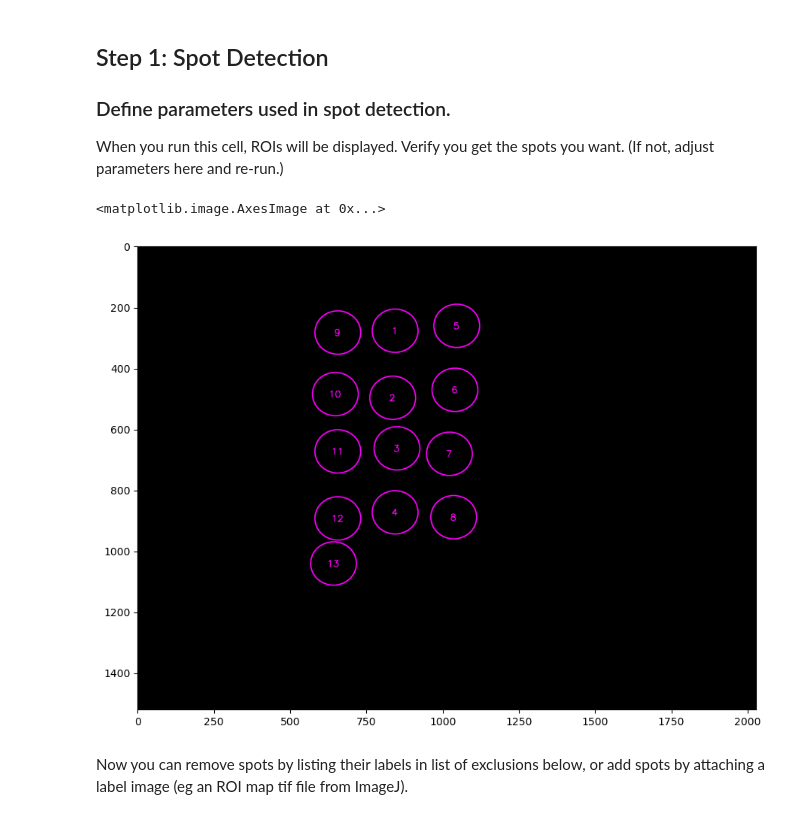
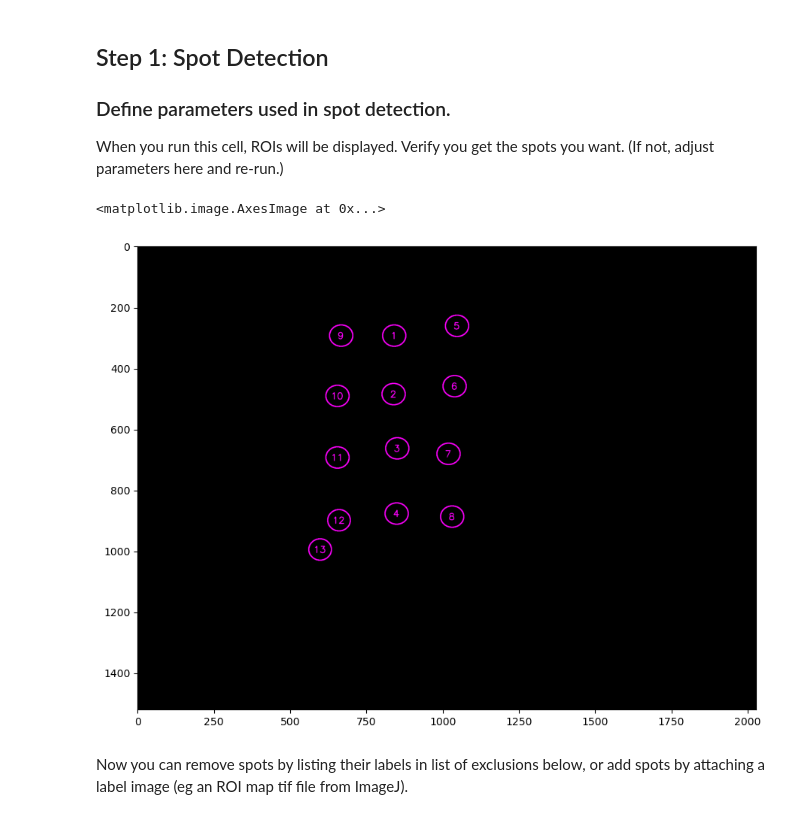
Before and after one commit to 454bio/legacy-instrument-sw, a Jupyter notebook: analysis_notebook/AnalysisNotebook.ipynb, the cells around one changed output. Drawn from its saved outputs; the diff is of its cells as text; code cells hidden in the pictures.

```diff
--- a/analysis_notebook/AnalysisNotebook.ipynb
+++ b/analysis_notebook/AnalysisNotebook.ipynb
@@ -68,35 +68,35 @@ threshold_scale = 0.9
 spotMinSize = 1200
 spotMaxSize = None
 
 # This is a list of RGB weights when turning the (UV) image to grayscale
 rgb_weights = (0.4, 0.2, 0.1)
 #rgb_weights = None
 
 '''If roi_label_imagefile is set to None, spot detection will be performed.
    If it is set to a file, it will load spot ROIs and NOT run spot detection,
    and the above spot detection parameters will be ignored.'''
 
 #roi_label_imagefile = None
-roi_label_imagefile = "Z:\\GoogleData\\InstrumentData\\MK27_02\\20230419_2037_S0079_0001\\analysis\\jupyter\\RoiMap.tif" #useful if already run
+roi_label_imagefile = "Z:\\GoogleData\\InstrumentData\\MK27_02\\20230419_2037_S0079_0001\\analysis\\jupyter\\RoiMap2.tif" #useful if already run
 
 
 
 #### DO NOT EDIT BELOW THIS LINE ####
 cycle1ImageSet = get_imageset_from_cycle(1, input_dir_path, uv_wl, useDifferenceImage, useTiff=useTiff)
 
 if roi_label_imagefile is not None:
     spot_labels = imread(os.path.join(input_dir_path, roi_label_imagefile))
 else:
     _,spot_labels,_ = cycle1ImageSet.detect_rois( os.path.join(input_dir_path), median_ks=median_kernel_size, erode_ks=erode_kernel_size, dilate_ks=dilate_kernel_size, threshold_scale=threshold_scale, minSize=spotMinSize, maxSize=spotMaxSize, gray_weights=rgb_weights)
 
 rois_img = create_labeled_rois(spot_labels, notebook=True)
 #imwrite(os.path.join(input_dir_path, "rois_img.tif"), rois_img)
 plt.imshow(rois_img)
 
 #TODO fix other excitation images with ROI overlay (works on pi so condition off of notebook=True)
 # %% [output]
 <matplotlib.image.AxesImage at 0x...>
-[figure, old version]
+[figure, new version]
 # %% [markdown]
 Now you can remove spots by listing their labels in list of exclusions below, or add spots by attaching a label image (eg an ROI map tif file from ImageJ).
 # %%
```
Also changed, not shown: parts of 3 cells of this notebook.
